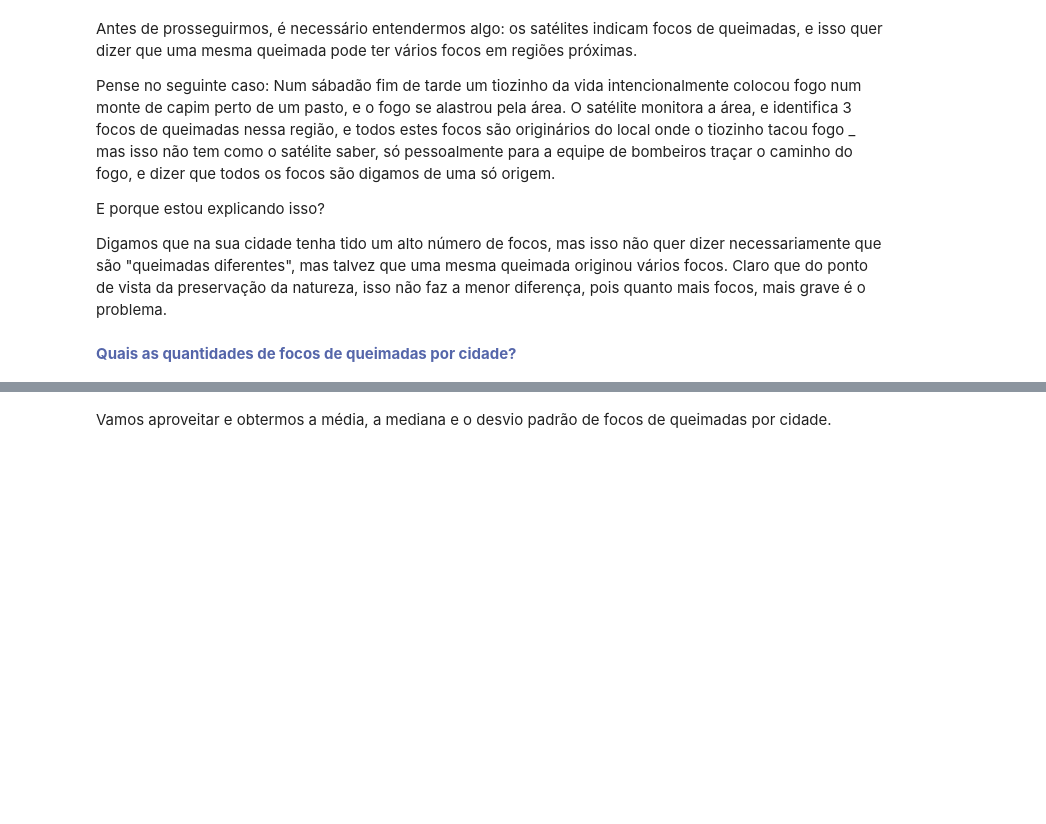
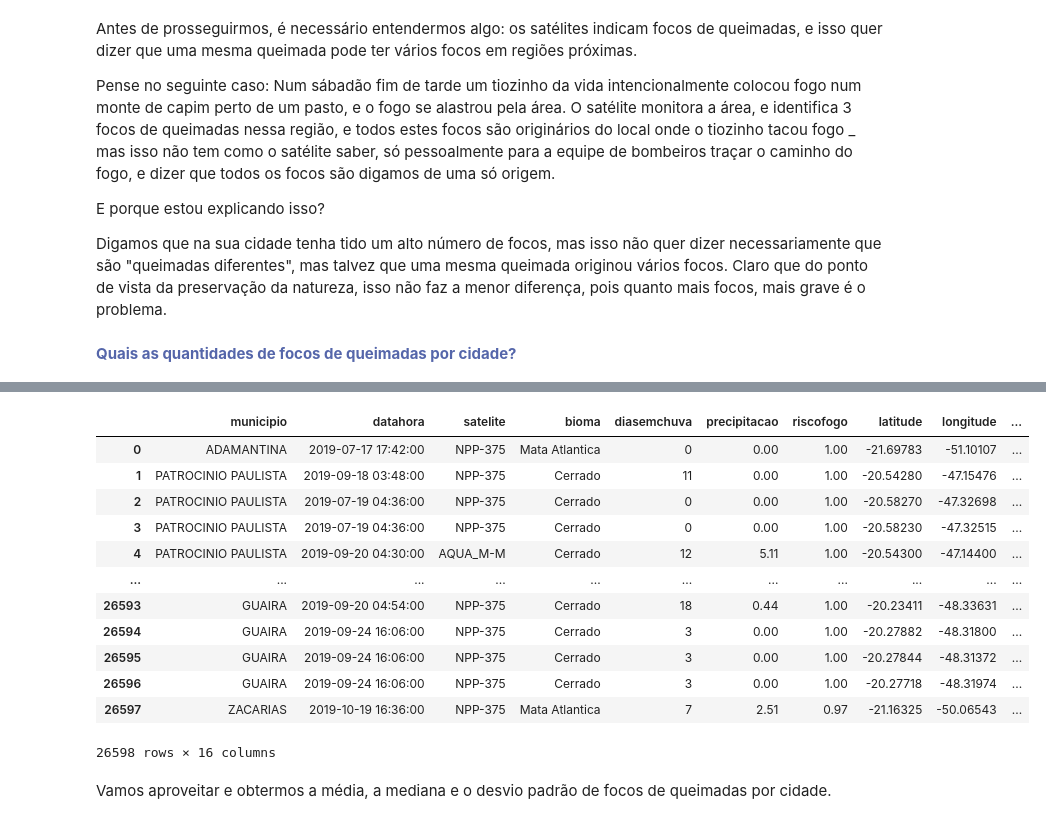
Before and after one commit to heavyrick/datascience, a Jupyter notebook: analises/focos_queimadas_sp/focos_queimadas_sp_2019.ipynb, the cells around one changed output, grey strips where cells are left out. Cells and saved outputs as stored; diff of their text form; code cells hidden in the pictures; blank space fills up the shorter version.

```diff
--- a/analises/focos_queimadas_sp/focos_queimadas_sp_2019.ipynb
+++ b/analises/focos_queimadas_sp/focos_queimadas_sp_2019.ipynb
@@ -241,3 +239,19 @@ Name: municipio, Length: 638, dtype: int64
+# %%
+df_focos_cidade.reset_index(name = 'count')
+# %% [output]
+|  | municipio | datahora | satelite | bioma | diasemchuva | precipitacao | riscofogo | latitude | longitude | ... |
+| 0 | ADAMANTINA | 2019-07-17 17:42:00 | NPP-375 | Mata Atlantica | 0 | 0.00 | 1.00 | -21.69783 | -51.10107 | ... |
+| 1 | PATROCINIO PAULISTA | 2019-09-18 03:48:00 | NPP-375 | Cerrado | 11 | 0.00 | 1.00 | -20.54280 | -47.15476 | ... |
+| 2 | PATROCINIO PAULISTA | 2019-07-19 04:36:00 | NPP-375 | Cerrado | 0 | 0.00 | 1.00 | -20.58270 | -47.32698 | ... |
+| 3 | PATROCINIO PAULISTA | 2019-07-19 04:36:00 | NPP-375 | Cerrado | 0 | 0.00 | 1.00 | -20.58230 | -47.32515 | ... |
+| 4 | PATROCINIO PAULISTA | 2019-09-20 04:30:00 | AQUA_M-M | Cerrado | 12 | 5.11 | 1.00 | -20.54300 | -47.14400 | ... |
+| ... | ... | ... | ... | ... | ... | ... | ... | ... | ... | ... |
+| 26593 | GUAIRA | 2019-09-20 04:54:00 | NPP-375 | Cerrado | 18 | 0.44 | 1.00 | -20.23411 | -48.33631 | ... |
+| 26594 | GUAIRA | 2019-09-24 16:06:00 | NPP-375 | Cerrado | 3 | 0.00 | 1.00 | -20.27882 | -48.31800 | ... |
+| 26595 | GUAIRA | 2019-09-24 16:06:00 | NPP-375 | Cerrado | 3 | 0.00 | 1.00 | -20.27844 | -48.31372 | ... |
+| 26596 | GUAIRA | 2019-09-24 16:06:00 | NPP-375 | Cerrado | 3 | 0.00 | 1.00 | -20.27718 | -48.31974 | ... |
+| 26597 | ZACARIAS | 2019-10-19 16:36:00 | NPP-375 | Mata Atlantica | 7 | 2.51 | 0.97 | -21.16325 | -50.06543 | ... |
+26598 rows × 16 columns
 # %% [markdown]
 Vamos aproveitar e obtermos a média, a mediana e o desvio padrão de focos de queimadas por cidade.
 # %%
```
Also changed, not shown: parts of 4 cells of this notebook, 2 other files.
